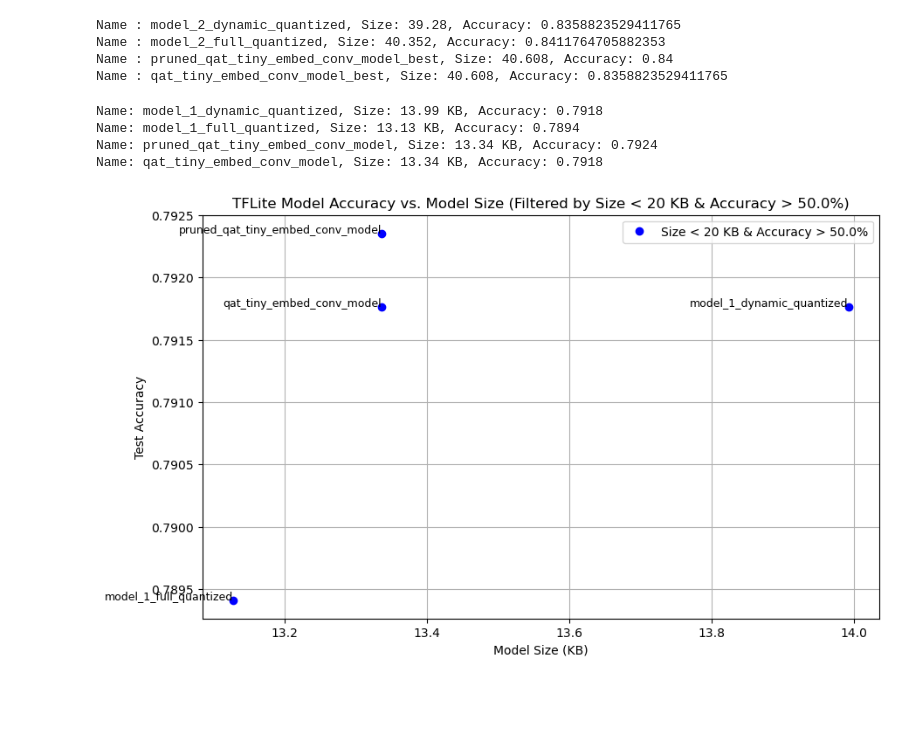
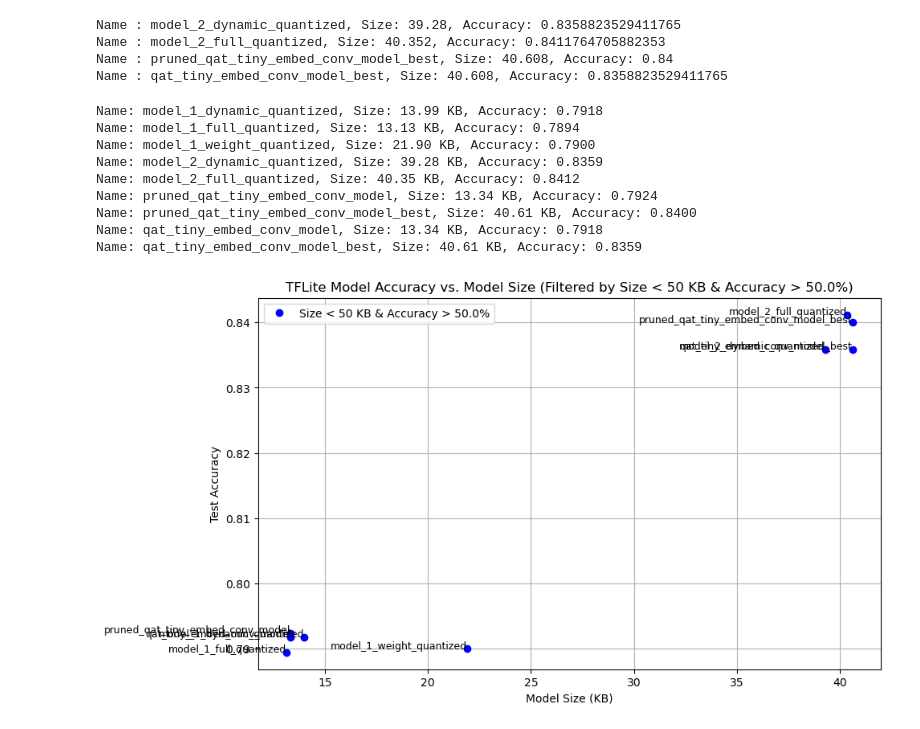
Before and after one commit to Gabinson200/ESPtinyML24, a Jupyter notebook: model_making/notebooks/audio_model_creation.ipynb, the cells around one changed output. Cells and saved outputs as stored; diff of their text form; code cells hidden in the pictures; blank space fills up the shorter version.

```diff
--- a/model_making/notebooks/audio_model_creation.ipynb
+++ b/model_making/notebooks/audio_model_creation.ipynb
@@ -105,8 +407,8 @@ models = []
 histories = []
 sequential_models = True
 
-for i, create_model in enumerate([audio_models.create_tiny_conv_model_small, audio_models.create_tiny_embed_conv_model_small,
-                                audio_models.create_tiny_embed_conv_model_small_best]):
+
+for i, create_model in enumerate([audio_models.create_tiny_embed_conv_model_small]):
     print(f'\nTraining Model {i}')
     input_shape = (124, 129, 1)
     model = create_model(input_shape)
@@ -123,12 +425,13 @@ for i, create_model in enumerate([audio_models.create_tiny_conv_model_small, aud
     history = model.fit(
         train_spectrogram_ds,
         validation_data=val_spectrogram_ds,
-        epochs=20,  # You can adjust the number of epochs
+        epochs=10,  # You can adjust the number of epochs
         callbacks=keras.callbacks.EarlyStopping(verbose=1, patience=2, min_delta=0.01),
         verbose = 1
     )
     models.append(model)
     histories.append(history)
-    audio_models.plot_training_history(history, i)
+
+    plot_training_history(history, i)
 # %% [output]
 Training Model 0
@@ -374,7 +630,10 @@ def print_model_weights_sparsity(model):
 # %%
+def prune_model(model, train_spectrogram_ds, test_spectrogram_ds, qat=False):
+    """Prunes the given model with optional quantization-aware training (QAT)."""
+    # Ensure model is compatible with pruning by converting it to functional if needed
+    #model = sequential_to_functional(model)
 
-def prune_model(model, train_spectrogram_ds, test_spectrogram_ds, qat=False):
-
+    # Convert datasets to numpy arrays
     train_data, train_labels = ds_to_numpy(train_spectrogram_ds)
     test_data, test_labels = ds_to_numpy(test_spectrogram_ds)
 
@@ -386,15 +645,16 @@ def prune_model(model, train_spectrogram_ds, test_spectrogram_ds, qat=False):
     # Define pruning callbacks
     callbacks = [tfmot.sparsity.keras.UpdatePruningStep()]
 
-    # Apply pruning to the model
+    # Apply pruning
     if qat:
-        quant_aware_annotate_model = tfmot.quantization.keras.quantize_annotate_model(
-              stripped_pruned_model)
+        # Quantization-aware training with pruning
+        quant_aware_annotate_model = tfmot.quantization.keras.quantize_annotate_model(model)
         pruned_model = tfmot.quantization.keras.quantize_apply(
-                    quant_aware_annotate_model,
-                    tfmot.experimental.combine.Default8BitPrunePreserveQuantizeScheme())
+            quant_aware_annotate_model,
+            tfmot.experimental.combine.Default8BitPrunePreserveQuantizeScheme()
+        )
     else:
-        # If the model is a standard model, apply pruning normally
+        # Standard pruning
         pruned_model = tfmot.sparsity.keras.prune_low_magnitude(model, **pruning_params)
 
     # Compile the pruned model with a smaller learning rate for fine-tuning
@@ -404,6 +664,7 @@ def prune_model(model, train_spectrogram_ds, test_spectrogram_ds, qat=False):
         metrics=['accuracy']
     )
 
+    # Display model summary
     pruned_model.summary()
 
     # Fine-tune the pruned model
@@ -421,9 +682,8 @@ def prune_model(model, train_spectrogram_ds, test_spectrogram_ds, qat=False):
     # Check sparsity levels
     print_model_weights_sparsity(stripped_pruned_model)
 
-
     # Evaluate the pruned model on test data
-    _, pruned_model_accuracy = pruned_model.evaluate(test_data, test_labels, verbose=0)
+    _, pruned_model_accuracy = stripped_pruned_model.evaluate(test_data, test_labels, verbose=0)
     print("Pruned test accuracy:", pruned_model_accuracy)
 
     return stripped_pruned_model
@@ -1162,10 +1403,15 @@ def plot_filtered_model_size_vs_accuracy(model_sizes, accuracies, model_names, m
     plt.grid(True)
     plt.show()
 # %%
-plot_filtered_model_size_vs_accuracy(model_sizes, accuracies, model_names, max_size=20, min_accuracy=0.5)
+plot_filtered_model_size_vs_accuracy(model_sizes, accuracies, model_names, max_size=50, min_accuracy=0.50)
 # %% [output]
 Name: model_1_dynamic_quantized, Size: 13.99 KB, Accuracy: 0.7918
 Name: model_1_full_quantized, Size: 13.13 KB, Accuracy: 0.7894
+Name: model_1_weight_quantized, Size: 21.90 KB, Accuracy: 0.7900
+Name: model_2_dynamic_quantized, Size: 39.28 KB, Accuracy: 0.8359
+Name: model_2_full_quantized, Size: 40.35 KB, Accuracy: 0.8412
 Name: pruned_qat_tiny_embed_conv_model, Size: 13.34 KB, Accuracy: 0.7924
+Name: pruned_qat_tiny_embed_conv_model_best, Size: 40.61 KB, Accuracy: 0.8400
 Name: qat_tiny_embed_conv_model, Size: 13.34 KB, Accuracy: 0.7918
+Name: qat_tiny_embed_conv_model_best, Size: 40.61 KB, Accuracy: 0.8359
-[figure, old version]
+[figure, new version]
```
Also changed, not shown: parts of 19 cells of this notebook.
